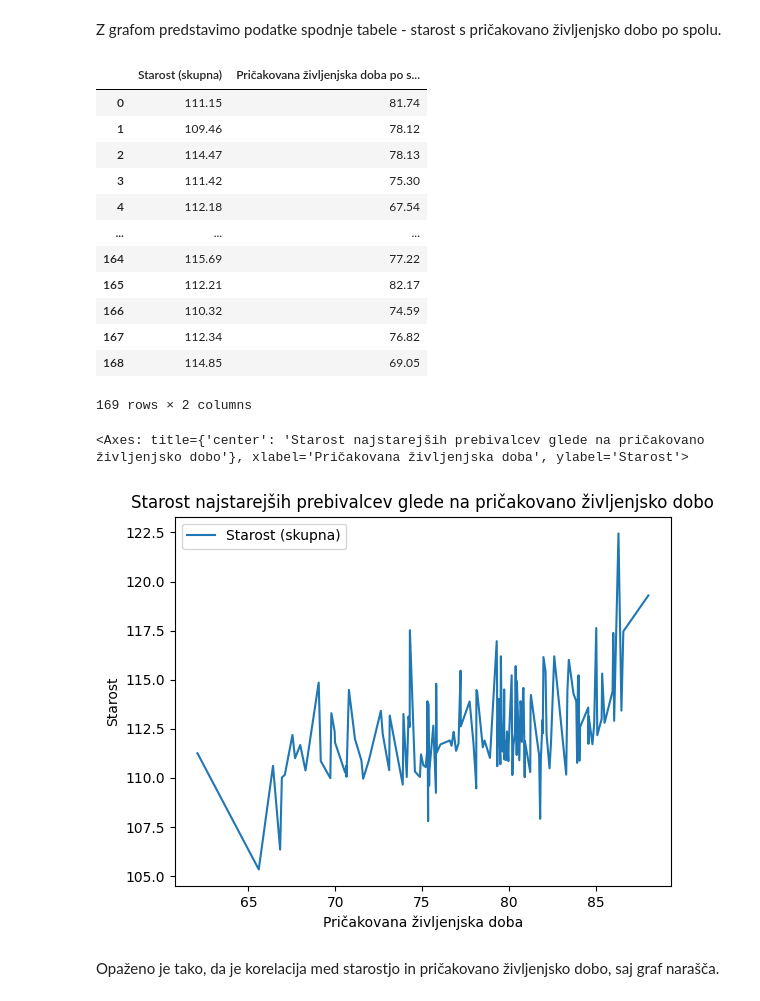
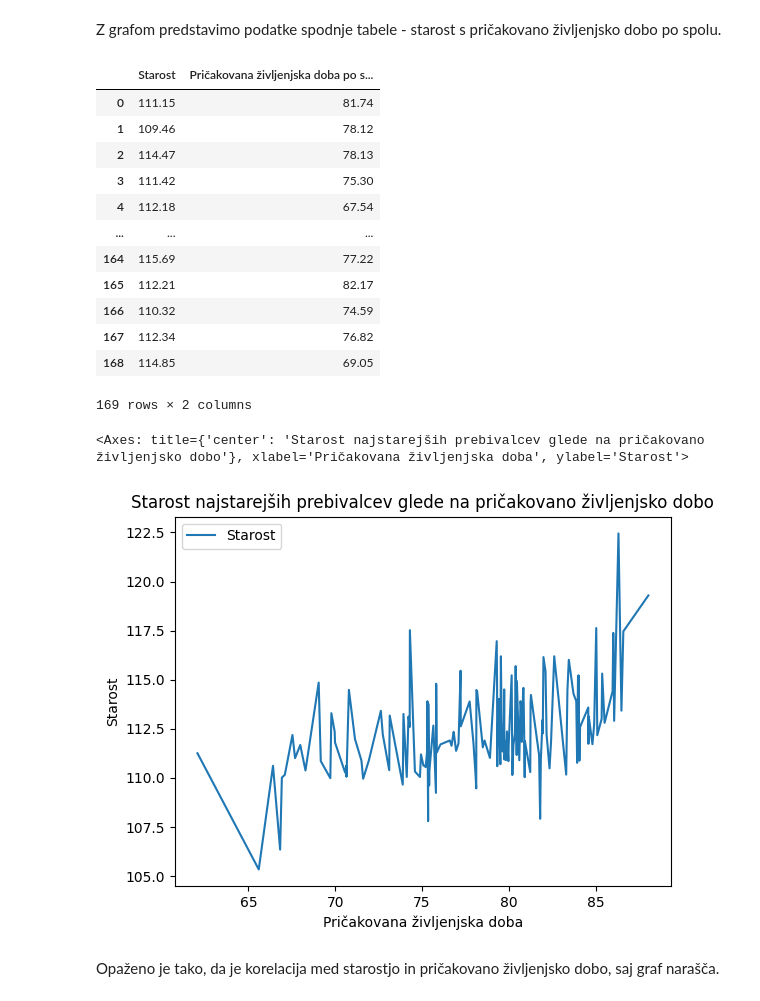
Before and after one commit to MAj-01/projektna_naloga_UVP, a Jupyter notebook: analiza_podatkov.ipynb, the cells around one changed output. Saved outputs shown, nothing was run; the diff lists cells and outputs as text; code cells hidden in the pictures.

```diff
--- a/analiza_podatkov.ipynb
+++ b/analiza_podatkov.ipynb
@@ -27,8 +28,8 @@ kolicina_vode_po_drzavah = pd.read_csv("podatki/kolicina_vode_po_drzavah.csv", i
 V tem sklopu ananlize podatkov bomo primerjali starost najstarejših oseb po državah in pričakovani življenjski dobi po državah. Sprva bomo uredili tabelo najstarejših prebivalcev, nato ju bomo združili. Vsaka država bo imela moškega in žensko predstavnico, ki bosta izbrana na podlagi najdaljšega življenja (saj imajo nekatere države več kot dva predstavnika). Če država nima enaga od predstavnikov, ga bomo izpustili. Hkrati se tudi lahko zgodi, da nekaterih držav ni navedenih v obeh tabelah podatkov. Te države prav tako izpustimo.
 # %%
 # Najprej dodamo še en stolpec, predstavlja starost v decimalnem zapisu
-najstarejsi_prebivalci['Starost (skupna)'] = najstarejsi_prebivalci['Starost (leta)'] + najstarejsi_prebivalci['Starost (dnevi)']/365
-najstarejsi_prebivalci['Starost (skupna)'] = najstarejsi_prebivalci['Starost (skupna)'].round(2)
+najstarejsi_prebivalci['Starost'] = najstarejsi_prebivalci['Starost (leta)'] + najstarejsi_prebivalci['Starost (dnevi)']/365
+najstarejsi_prebivalci['Starost'] = najstarejsi_prebivalci['Starost'].round(2)
 # Razvrstimo po starosti (najprej leta padajoče, nato dnevi padajoče) znotraj države in spola
 najstarejsi_prebivalci_vrstni_red = najstarejsi_prebivalci.sort_values(by=['Država', 'Spol', 'Starost (leta)', 'Starost (dnevi)'], ascending=[True, True, False, False])
 
@@ -96,10 +97,10 @@ zdruzena_tabela
 # %% [markdown]
 Z grafom predstavimo podatke spodnje tabele - starost s pričakovano življenjsko dobo po spolu.
 # %%
-graf1_tabela = zdruzena_tabela[['Starost (skupna)', 'Pričakovana življenjska doba po spolu']]
+graf1_tabela = zdruzena_tabela[['Starost', 'Pričakovana življenjska doba po spolu']]
 graf1_tabela
 # %% [output]
-|  | Starost (skupna) | Pričakovana življenjska doba po s... |
+|  | Starost | Pričakovana življenjska doba po s... |
 | 0 | 111.15 | 81.74 |
 | 1 | 109.46 | 78.12 |
 | 2 | 114.47 | 78.13 |
@@ -113,10 +114,12 @@ graf1_tabela
 | 168 | 114.85 | 69.05 |
 169 rows × 2 columns
 # %%
-graf1_tabela.groupby("Pričakovana življenjska doba po spolu").mean().plot(ylabel = "Starost", xlabel = "Pričakovana življenjska doba", title = "Starost najstarejših prebivalcev glede na pričakovano življenjsko dobo")
+graf1_tabela.groupby("Pričakovana življenjska doba po spolu").mean().plot(
+    ylabel = "Starost", xlabel = "Pričakovana življenjska doba",
+    title = "Starost najstarejših prebivalcev glede na pričakovano življenjsko dobo")
 # %% [output]
 <Axes: title={'center': 'Starost najstarejših prebivalcev glede na pričakovano življenjsko dobo'}, xlabel='Pričakovana življenjska doba', ylabel='Starost'>
-[figure, old version]
+[figure, new version]
 # %% [markdown]
 Opaženo je tako, da je korelacija med starostjo in pričakovano življenjsko dobo, saj graf narašča.
 # %% [markdown]
```
Also changed, not shown: parts of 7 cells of this notebook, 4 other files.
